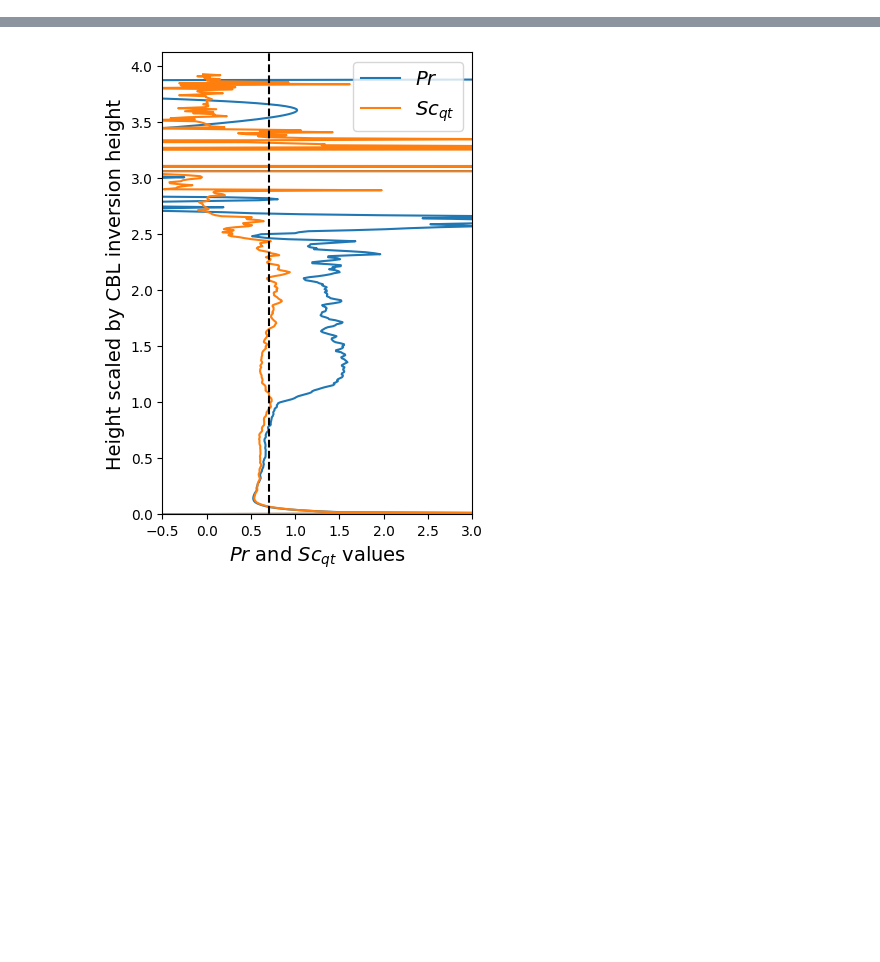
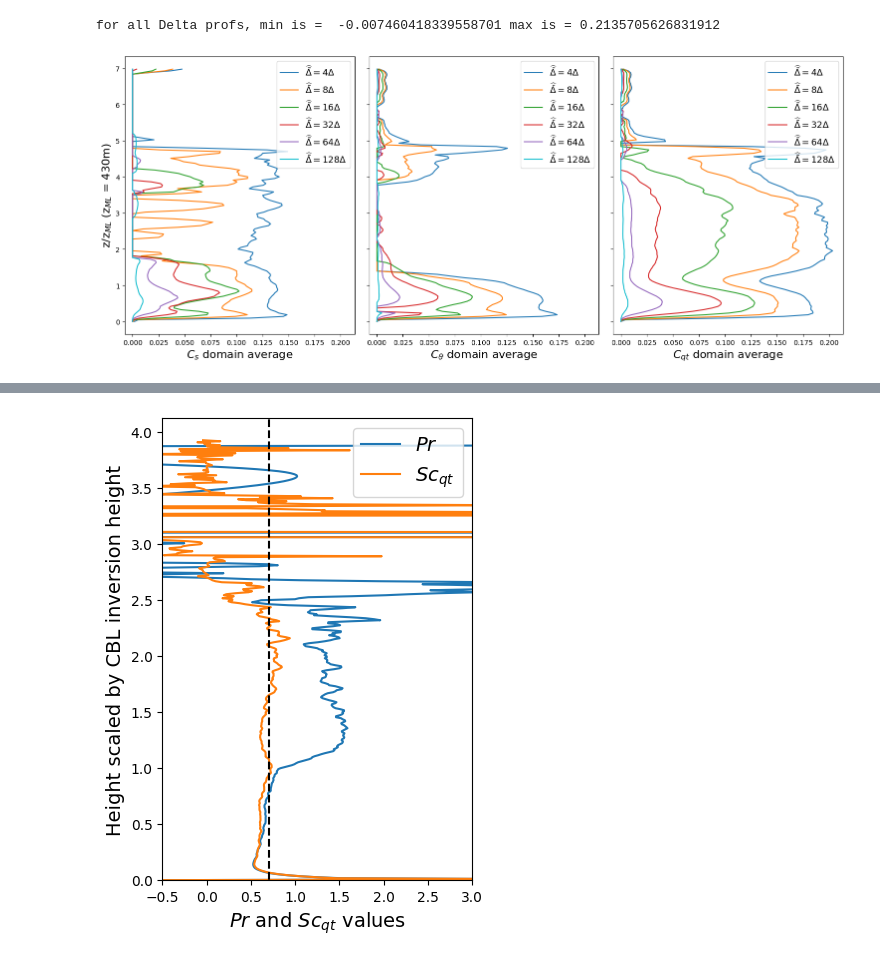
Before and after one commit to a-power/LES_analysis, a Jupyter notebook: updated_C_profs.ipynb, the cells around one changed output, grey strips where cells are left out. Drawn from its saved outputs; the diff is of its cells as text; code cells hidden in the pictures; blank space fills up the shorter version.

```diff
--- a/updated_C_profs.ipynb
+++ b/updated_C_profs.ipynb
@@ -9,10 +76,14 @@ import numpy.ma as ma
 # %%
 case = 'BOMEX'
+# %%
+set_labels = ['4$\\Delta$', '8$\\Delta$', '16$\\Delta$', '32$\\Delta$', '64$\\Delta$', '128$\\Delta$']
 # %%
 arm_path = 'C:/Users/si818415/Documents/code/LES_analysis/data/ARM/'
 bomex_path = 'C:/Users/si818415/Documents/code/LES_analysis/data/BOMEX/'
 
-file_path = bomex_path
 path='C:/Users/si818415/Documents/code/LES_analysis/data/'
+
+plot_dir_BOMEX = 'C:/Users/si818415/Documents/plots/updated_C/BOMEX/C_profs'
+plot_dir_ARM = 'C:/Users/si818415/Documents/plots/updated_C/ARM/C_profs'
 # %%
 if case=='BOMEX':
@@ -53,0 +135,5 @@ NameError: name 'res' is not defined
+# %%
+plot_C_all_Deltas(C_sq_BOMEX_0[0,0,...], C_sq_BOMEX_0[1,0,...], C_sq_BOMEX_0[2,0,...], z_BOMEX, z_i_BOMEX, set_labels, 'domain average', plot_dir_BOMEX)
+# %% [output]
+for all Delta profs, min is =  -0.007460418339558701 max is = 0.2135705626831912
+[figure, added]
```
Also changed, not shown: parts of 10 cells of this notebook, 1 other file.
